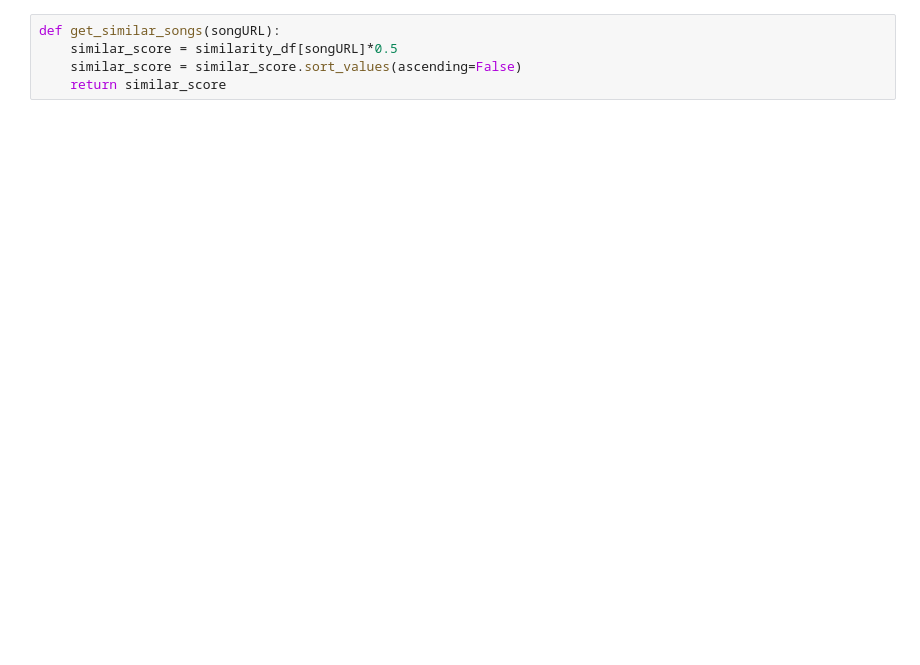
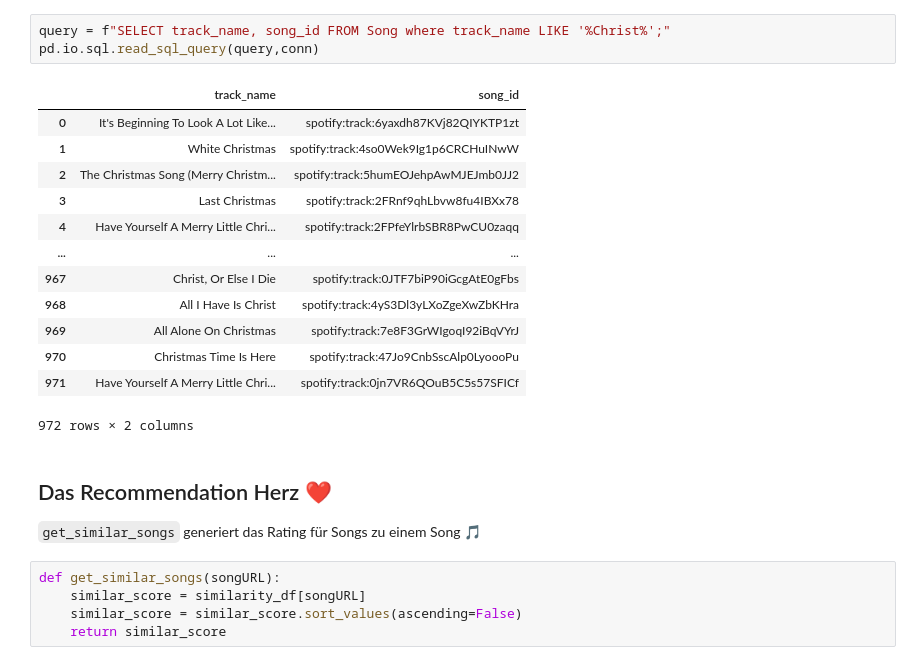
Before and after one commit to ollllliver/Spotify-recommendation-system, a Jupyter notebook: collaborative_filtering/Collaborative-Filtering_Recommender.ipynb, the cells around one changed output. Cells and saved outputs as stored; diff of their text form; blank space fills up the shorter version.

````diff
--- a/collaborative_filtering/Collaborative-Filtering_Recommender.ipynb
+++ b/collaborative_filtering/Collaborative-Filtering_Recommender.ipynb
@@ -8,5 +47,26 @@ similarity_df
+# %%
+query = f"SELECT track_name, song_id FROM Song where track_name LIKE '%Christ%';"
+pd.io.sql.read_sql_query(query,conn)
+# %% [output]
+|  | track_name | song_id |
+| 0 | It's Beginning To Look A Lot Like... | spotify:track:6yaxdh87KVj82QIYKTP1zt |
+| 1 | White Christmas | spotify:track:4so0Wek9Ig1p6CRCHuINwW |
+| 2 | The Christmas Song (Merry Christm... | spotify:track:5humEOJehpAwMJEJmb0JJ2 |
+| 3 | Last Christmas | spotify:track:2FRnf9qhLbvw8fu4IBXx78 |
+| 4 | Have Yourself A Merry Little Chri... | spotify:track:2FPfeYlrbSBR8PwCU0zaqq |
+| ... | ... | ... |
+| 967 | Christ, Or Else I Die | spotify:track:0JTF7biP90iGcgAtE0gFbs |
+| 968 | All I Have Is Christ | spotify:track:4yS3Dl3yLXoZgeXwZbKHra |
+| 969 | All Alone On Christmas | spotify:track:7e8F3GrWIgoqI92iBqVYrJ |
+| 970 | Christmas Time Is Here | spotify:track:47Jo9CnbSscAlp0LyoooPu |
+| 971 | Have Yourself A Merry Little Chri... | spotify:track:0jn7VR6QOuB5C5s57SFICf |
+972 rows × 2 columns
+# %% [markdown]
+## Das Recommendation Herz ❤️
+
+```get_similar_songs``` generiert das Rating für Songs zu einem Song 🎵
 # %%
 def get_similar_songs(songURL):
-    similar_score = similarity_df[songURL]*0.5
+    similar_score = similarity_df[songURL]
     similar_score = similar_score.sort_values(ascending=False)
     return similar_score
````
Also changed, not shown: parts of 15 cells of this notebook, 2 other files.
